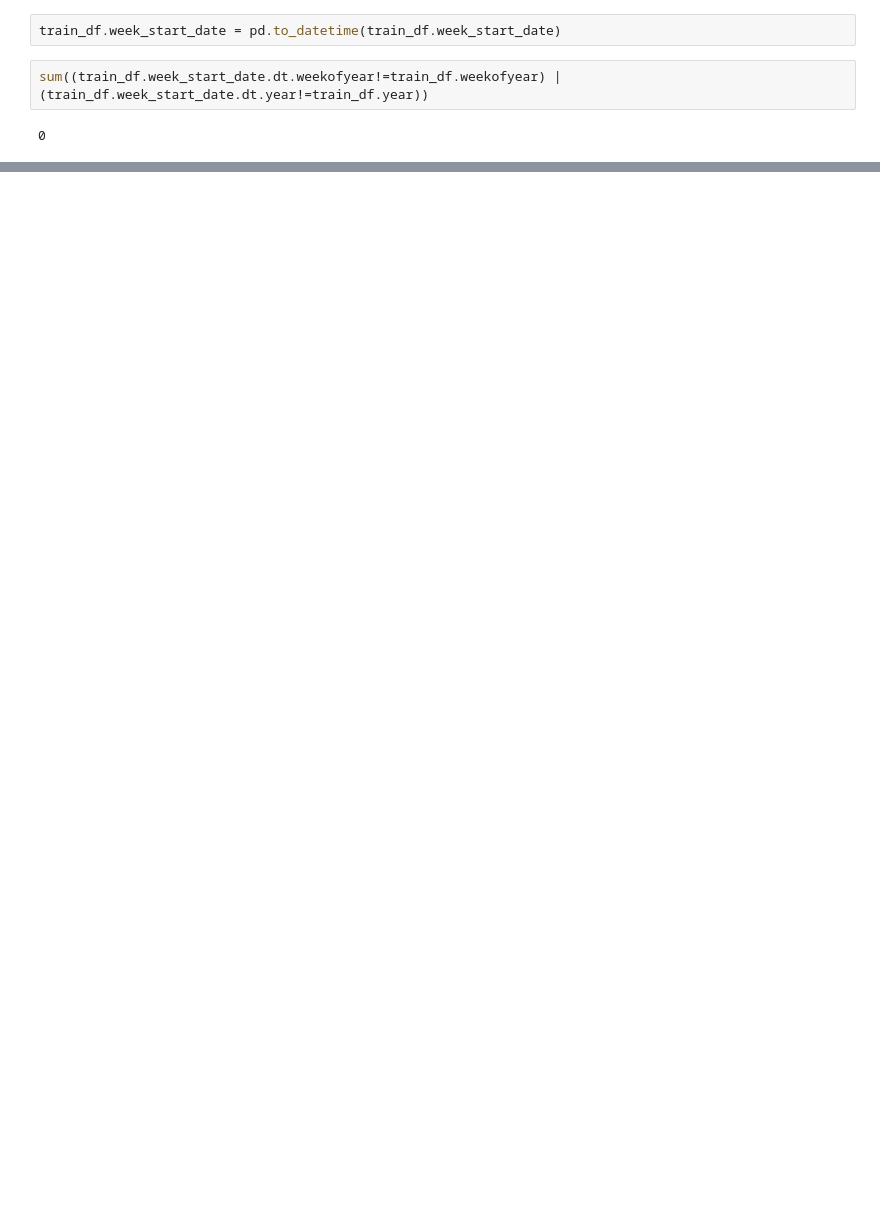
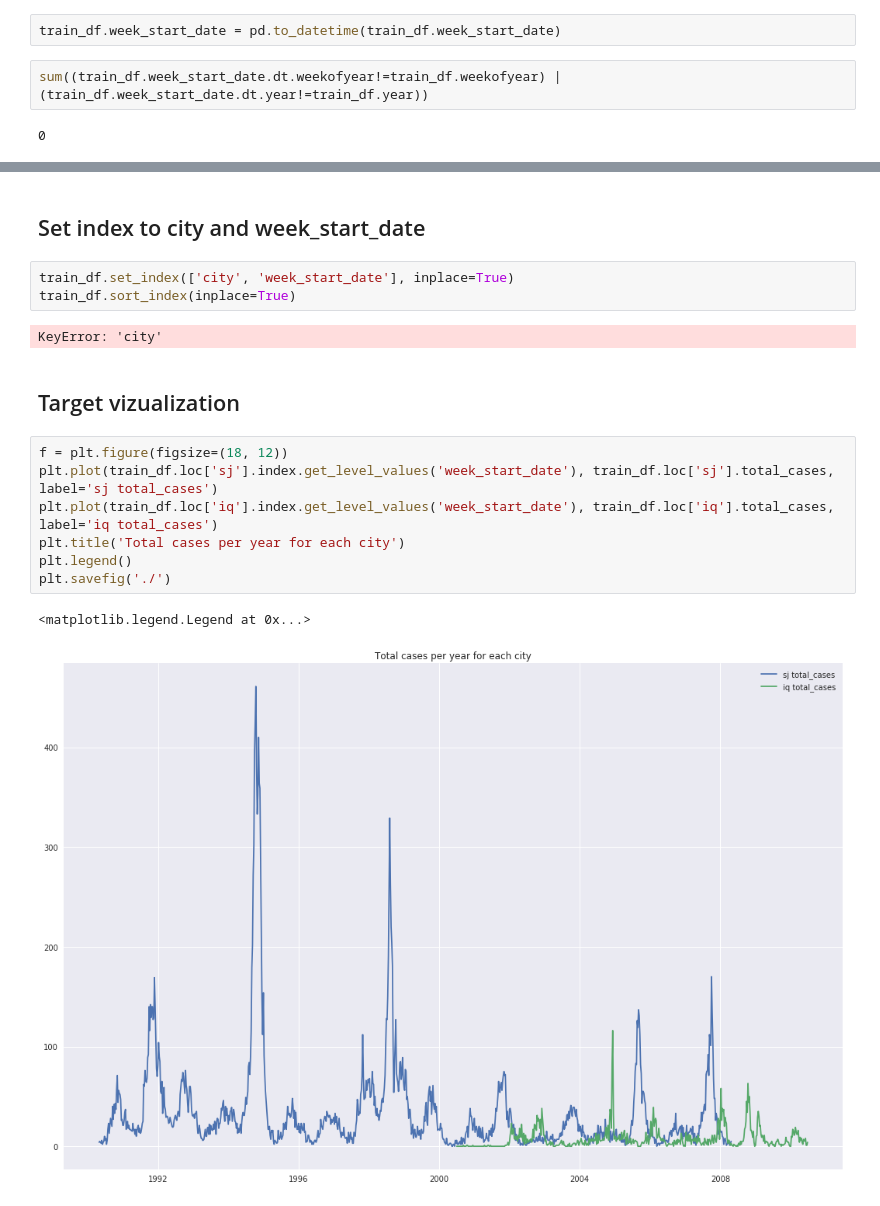
Before and after one commit to bmaingret/dengAI, a Jupyter notebook: 0-EDA.ipynb, the cells around one changed output, grey strips where cells are left out. Saved outputs shown, nothing was run; the diff lists cells and outputs as text; blank space fills up the shorter version.

```diff
--- a/0-EDA.ipynb
+++ b/0-EDA.ipynb
@@ -153,0 +211,19 @@ sum((train_df.week_start_date.dt.weekofyear!=train_df.weekofyear) | (train_df.we
+# %% [markdown]
+## Set index to city and week_start_date
+# %%
+train_df.set_index(['city', 'week_start_date'], inplace=True)
+train_df.sort_index(inplace=True)
+# %% [output]
+KeyError: 'city'
+# %% [markdown]
+## Target vizualization
+# %%
+f = plt.figure(figsize=(18, 12))
+plt.plot(train_df.loc['sj'].index.get_level_values('week_start_date'), train_df.loc['sj'].total_cases, label='sj total_cases')
+plt.plot(train_df.loc['iq'].index.get_level_values('week_start_date'), train_df.loc['iq'].total_cases, label='iq total_cases')
+plt.title('Total cases per year for each city')
+plt.legend()
+plt.savefig('./')
+# %% [output]
+<matplotlib.legend.Legend at 0x...>
+[figure, added]
```
Also changed, not shown: parts of 56 cells of this notebook, 35 other files.
